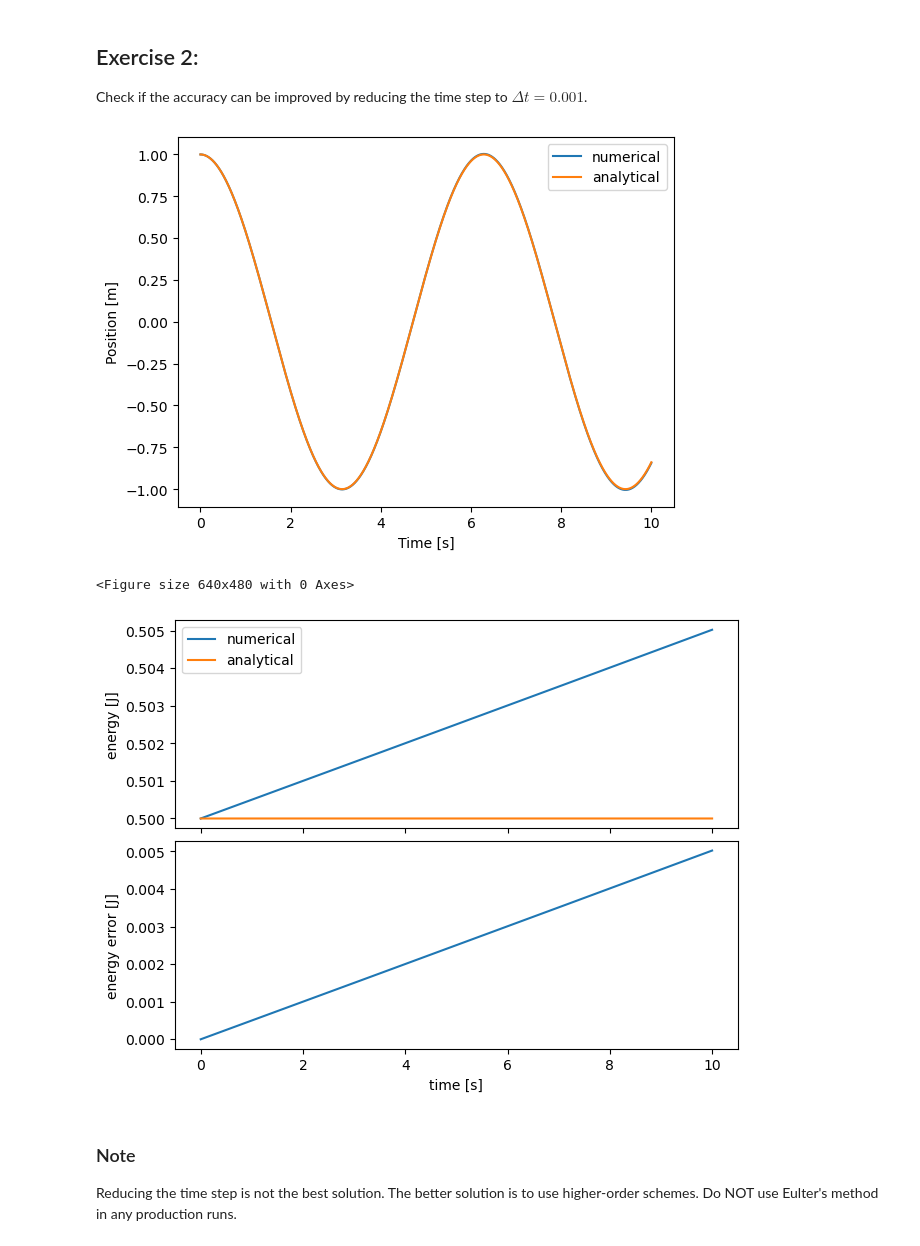
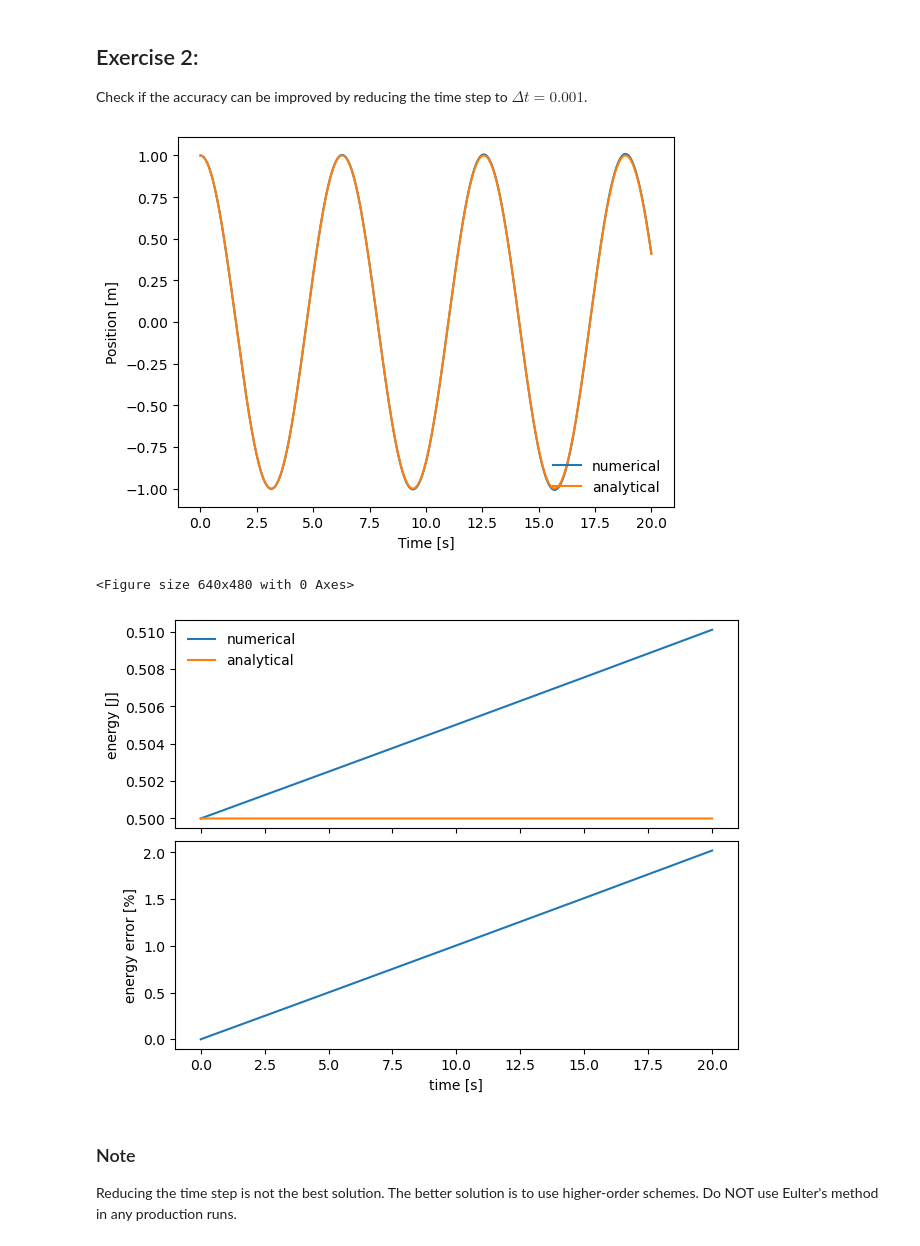
Before and after one commit to YiFang-Li/computationalPhysics-112, a Jupyter notebook: project1/project1_demo1.ipynb, the cells around one changed output. Drawn from its saved outputs; the diff is of its cells as text; code cells hidden in the pictures.

```diff
--- a/project1/project1_demo1.ipynb
+++ b/project1/project1_demo1.ipynb
@@ -45,7 +45,7 @@ omega0 = np.sqrt(k/m)
 dt = 0.01
 
 # Step 2: set up the time and solution arrays
-N = 1000
+N = 2000
 time = np.zeros(N)
 x = np.zeros(N)
 v = np.zeros(N)
@@ -144,7 +147,7 @@ omega0 = np.sqrt(k/m)
 dt2 = 0.001
 
 # Step 2: set up the time and solution arrays
-N = 10000
+N = 20000
 time2 = np.zeros(N)
 x2 = np.zeros(N)
 v2 = np.zeros(N)
@@ -157,40 +160,40 @@ v2[0] = 0
 # Step 4: solve the difference equation using the Euler method
 for i in range(N-1):
     time2[i+1] = time2[i] + dt2
     a2[i] = -k*x2[i]/m
     v2[i+1] = v2[i] + a2[i]*dt2
     x2[i+1] = x2[i] + v2[i]*dt2
 
 # analytical solution
 x_ana2 = A*np.cos(omega0*time2)
 v_ana2 = -A*omega0*np.sin(omega0*time2)
 
 # Step 5: plot the solution
 plt.figure(1)
 plt.plot(time2,x2,label='numerical')
 plt.plot(time2,x_ana2,label='analytical')
 plt.xlabel('Time [s]')
 plt.ylabel('Position [m]')
-plt.legend(loc='best')
+plt.legend(loc='lower right',frameon=False)
 
 # Step 7: evaluate the energy (error) of the system
 plt.figure(2)
 energy2 = 0.5*m*v2**2 + 0.5*k*x2**2
 energy_ana2 = 0.5*m*v_ana2**2 + 0.5*k*x_ana2**2
-energy_error2 = np.abs(energy2-energy_ana2)
+energy_error2 = np.abs((energy2-energy_ana2)/energy_ana2)*100
 fig,axs = plt.subplots(2,1,sharex=True,layout='constrained')
 axs[0].plot(time2,energy2,label='numerical')
 axs[0].plot(time2,energy_ana2,label='analytical')
 axs[0].set_ylabel('energy [J]')
-axs[0].legend()
+axs[0].legend(loc='best',frameon=False)
 axs[1].plot(time2,energy_error2)
-axs[1].set_ylabel('energy error [J]')
+axs[1].set_ylabel('energy error [%]')
 axs[1].set_xlabel('time [s]')
 plt.show()
 # %% [output]
-[figure, old version]
+[figure, new version]
 <Figure size 640x480 with 0 Axes>
-[figure, old version]
+[figure, new version]
 # %% [markdown]
 ### Note
 
```
Also changed, not shown: parts of 4 cells of this notebook.
